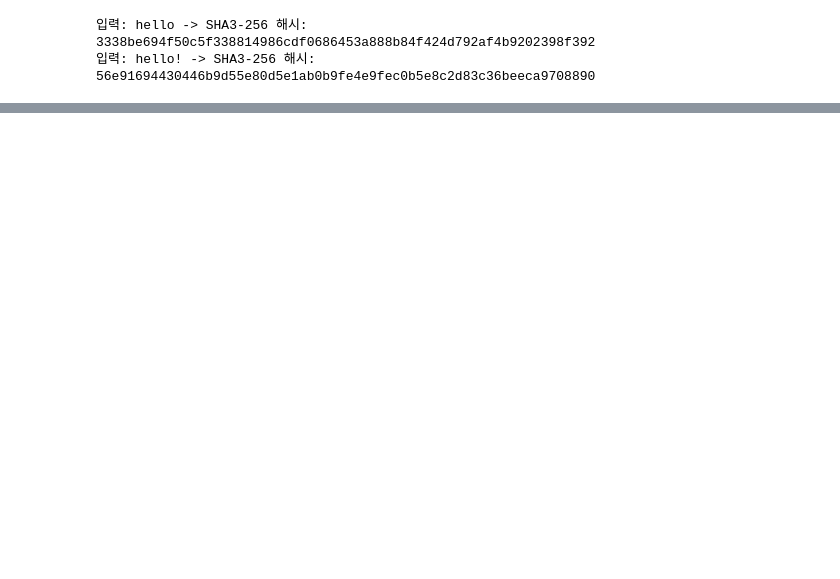
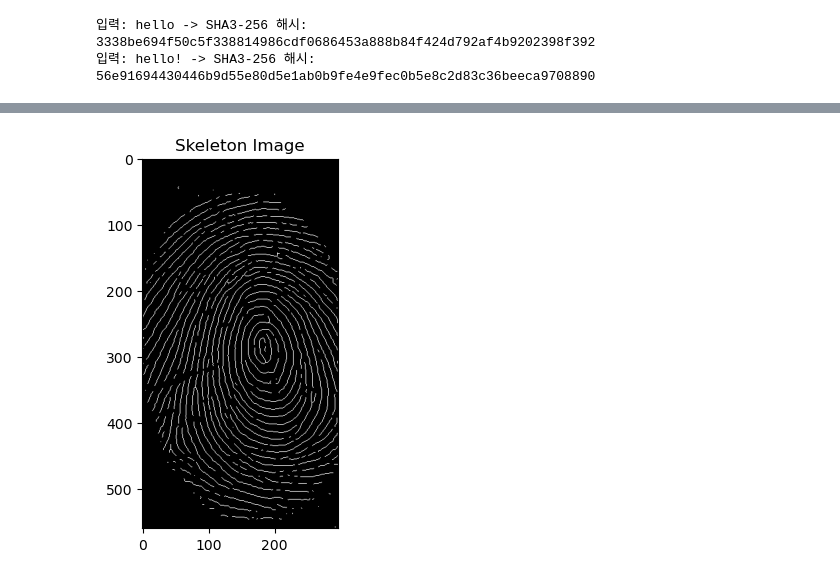
Before and after one commit to Do-heewan/Information_Security, a Jupyter notebook: example.ipynb, the cells around one changed output, grey strips where cells are left out. Saved outputs shown, nothing was run; the diff lists cells and outputs as text; code cells hidden in the pictures; blank space fills up the shorter version.

```diff
--- a/example.ipynb
+++ b/example.ipynb
@@ -559,0 +585,15 @@ for msg in messages:
+# %%
+# 이미지 확인해보기 - 골격화
+
+from skimage.morphology import skeletonize
+
+img = cv2.imread('7주차/DB2_B/101_1.tif', cv2.IMREAD_GRAYSCALE)
+blur = cv2.GaussianBlur(img, (5, 5), 0)
+binary = cv2.adaptiveThreshold(blur, 255, cv2.ADAPTIVE_THRESH_MEAN_C, cv2.THRESH_BINARY_INV, 15, 10)
+skeleton = skeletonize(binary // 255)
+
+plt.imshow(skeleton, cmap='gray')
+plt.title('Skeleton Image')
+plt.show()
+# %% [output]
+[figure, added]
```
Also changed, not shown: parts of 5 cells of this notebook.
